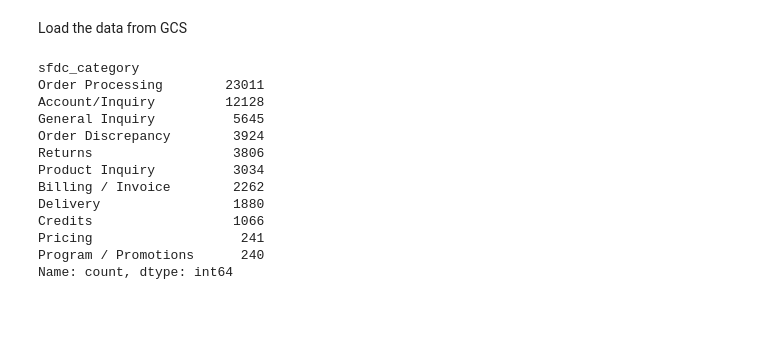
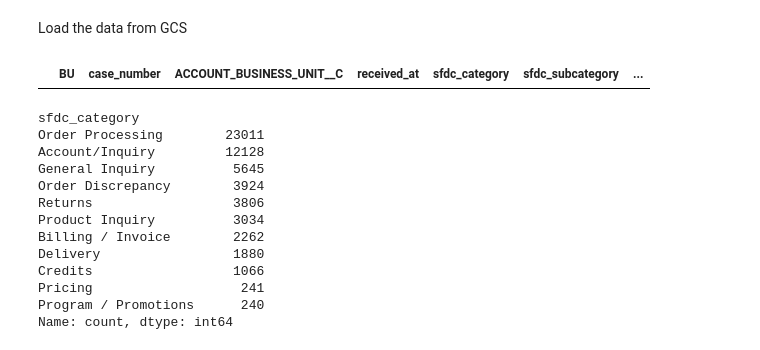
Before and after one commit to cah-jake-bergren/customer_service_email_classification, a Jupyter notebook: nbs/01_load.ipynb, the cells around one changed output. Saved outputs shown, nothing was run; the diff lists cells and outputs as text; code cells hidden in the pictures; blank space fills up the shorter version.

```diff
--- a/nbs/01_load.ipynb
+++ b/nbs/01_load.ipynb
@@ -19,5 +23,12 @@ Load the data from GCS
 # %%
 training_data = pd.read_excel(
     f"gs://{PROJECT_BUCKET}/Last50KCases_withSubjectAndBody.xlsx")
+training_data.loc[:, 'email_subject'] = training_data.email_subject.fillna("N/A")
+# %%
+training_data[
+    (training_data.email_subject.isna()) |
+    (training_data.email_body.isna())]
+# %% [output]
+|  | BU | case_number | ACCOUNT_BUSINESS_UNIT__C | received_at | sfdc_category | sfdc_subcategory | ... |
 # %%
 #| export
```
Also changed, not shown: parts of 30 cells of this notebook, 11 other files.
